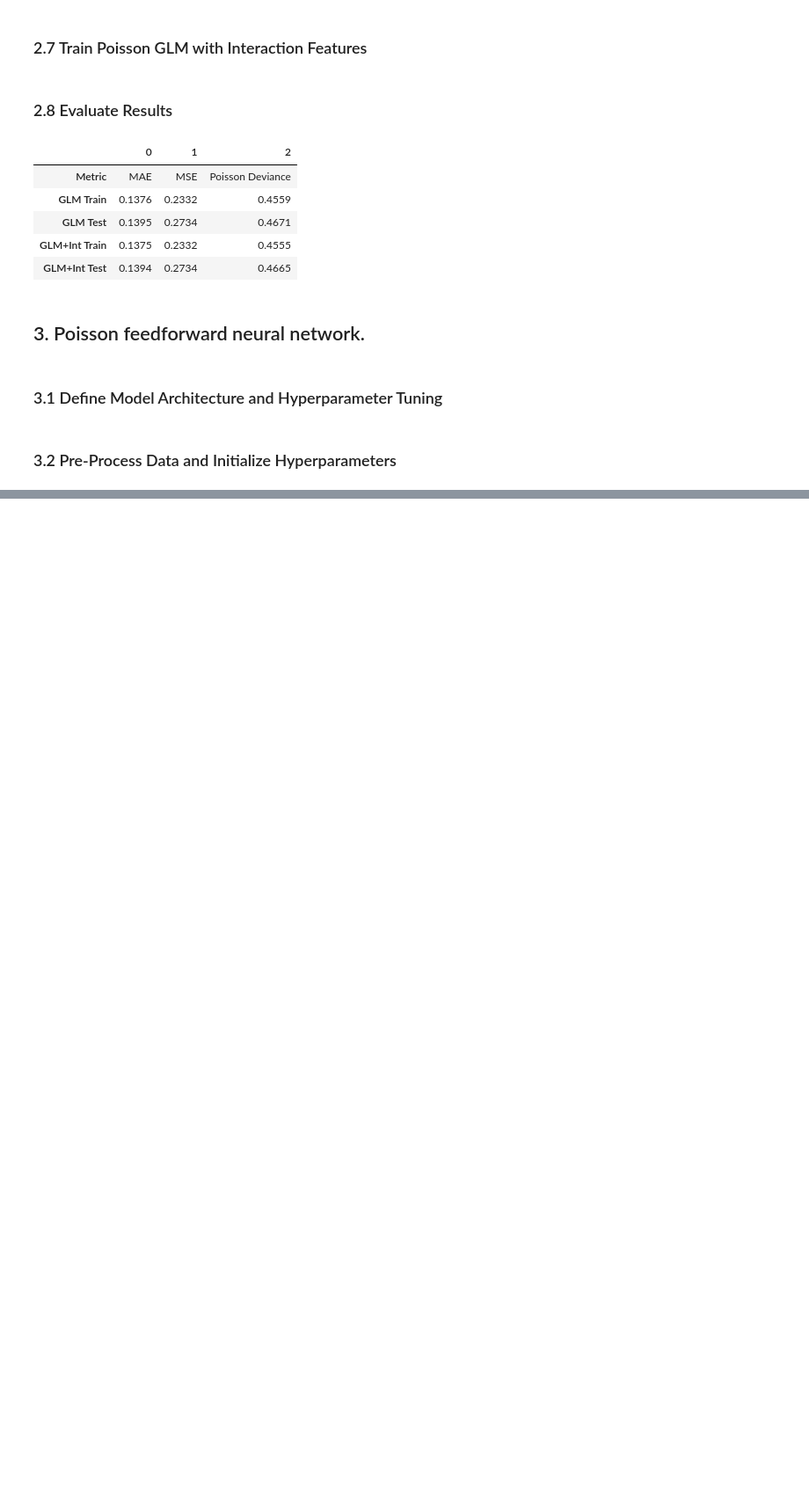
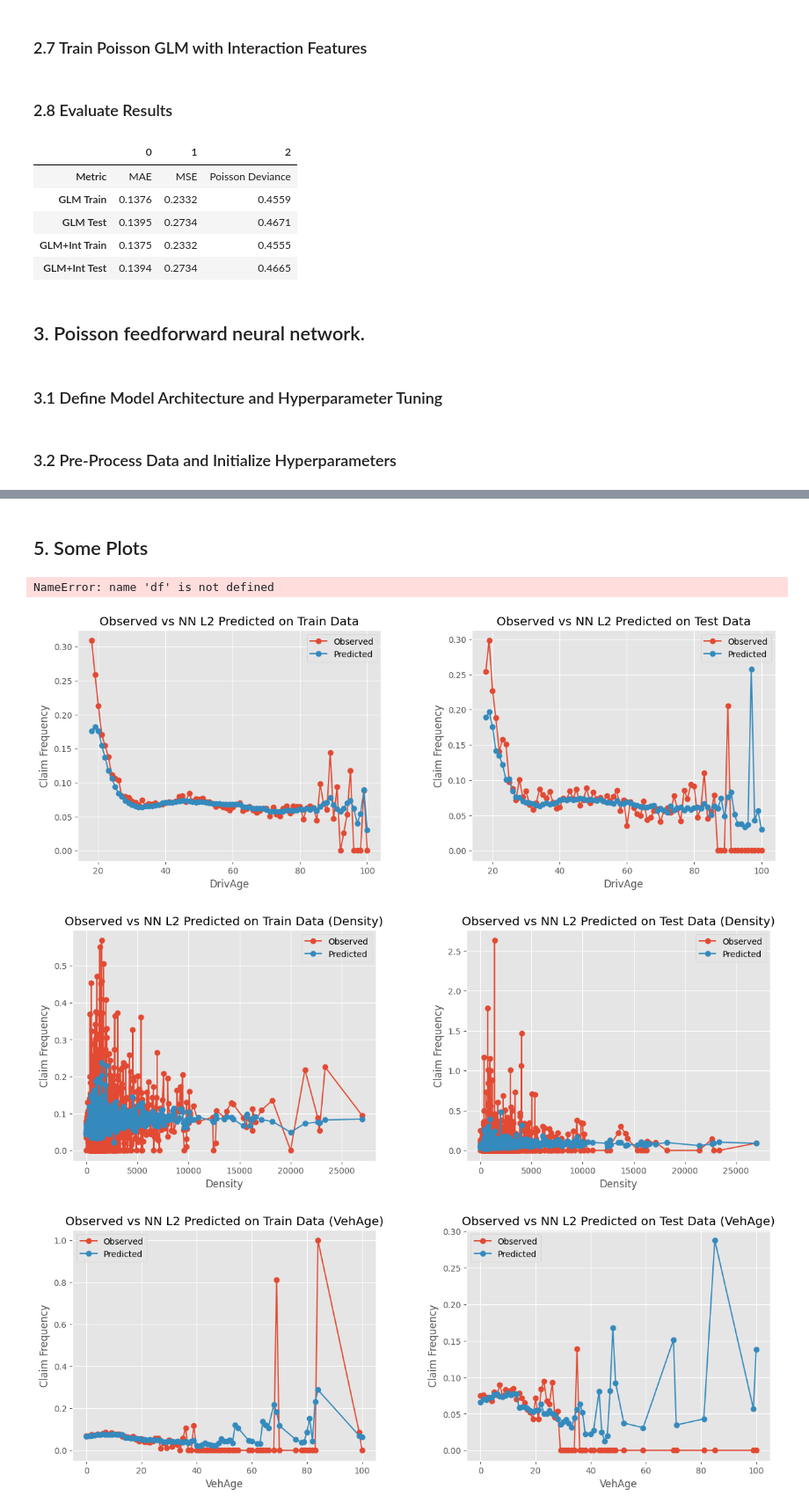
Before and after one commit to LuciaHrovatin/Insurance-Claim-Prediction, a Jupyter notebook: InsuranceClaimPrediction.ipynb, the cells around one changed output, grey strips where cells are left out. Shown at 88% size. Cells and saved outputs as stored; diff of their text form; code cells hidden in the pictures; blank space fills up the shorter version.

```diff
--- a/InsuranceClaimPrediction.ipynb
+++ b/InsuranceClaimPrediction.ipynb
@@ -1034,0 +706,44 @@ plt.show()
+# %% [markdown]
+## 5. Some Plots
+# %%
+import pandas as pd
+import numpy as np
+
+# Prepare a copy of the dataframe for plotting
+df_plot = df.copy()
+df_plot['Freq_Observed'] = df_plot['ClaimNb'] / df_plot['Exposure']
+df_plot['Freq_Predicted'] = glm.predict(X)
+
+# Get train and test indices from the split
+train_idx = X_train.index
+test_idx = X_test.index
+
+def plot_obs_pred(data, x, y_obs, y_pred, weight, y_label, title, ax, kind_weight='line'):
+    """
+    Plot observed vs predicted frequencies, weighted by exposure.
+    """
+
+    # Group by x and compute weighted means
+    grouped = data.groupby(x).apply(
+        lambda g: pd.Series({
+            'Observed': np.average(g[y_obs], weights=g[weight]),
+            'Predicted': np.average(g[y_pred], weights=g[weight]),
+            'Exposure': g[weight].sum()
+        })
+    ).reset_index()
+
+    if kind_weight == 'bar':
+        ax.bar(grouped[x], grouped['Observed'], alpha=0.6, label='Observed')
+        ax.bar(grouped[x], grouped['Predicted'], alpha=0.6, label='Predicted')
+    else:
+        ax.plot(grouped[x], grouped['Observed'], marker='o', label='Observed')
+        ax.plot(grouped[x], grouped['Predicted'], marker='o', label='Predicted')
+
+    ax.set_xlabel(x)
+    ax.set_ylabel(y_label)
+    ax.set_title(title)
+    ax.legend()
+    if grouped[x].dtype.name == 'category' or grouped[x].dtype == object:
+        ax.tick_params(axis='x', rotation=45)
+# %% [output]
+NameError: name 'df' is not defined
@@ -1034,0 +776,36 @@ plt.show()
+# %%
+# Add NN Poisson L2 predictions to df_plot
+df_plot['Freq_Predicted_NN_L2'] = np.nan
+df_plot.loc[train_idx, 'Freq_Predicted_NN_L2'] = y_pred_nn_poisson_l2_train
+df_plot.loc[test_idx, 'Freq_Predicted_NN_L2'] = y_pred_nn_poisson_l2_test
+
+# Plot DrivAge
+fig, axes = plt.subplots(ncols=2, nrows=1, figsize=(15, 5))
+fig.subplots_adjust(wspace=0.3)
+plot_obs_pred(df_plot.loc[train_idx], 'DrivAge', 'Freq_Observed', 'Freq_Predicted_NN_L2', 'Exposure',
+              y_label='Claim Frequency', title='Observed vs NN L2 Predicted on Train Data', ax=axes[0])
+plot_obs_pred(df_plot.loc[test_idx], 'DrivAge', 'Freq_Observed', 'Freq_Predicted_NN_L2', 'Exposure',
+              y_label='Claim Frequency', title='Observed vs NN L2 Predicted on Test Data', ax=axes[1])
+plt.show()
+
+# Plot Density
+fig, axes = plt.subplots(ncols=2, nrows=1, figsize=(15, 5))
+fig.subplots_adjust(wspace=0.3)
+plot_obs_pred(df_plot.loc[train_idx], 'Density', 'Freq_Observed', 'Freq_Predicted_NN_L2', 'Exposure',
+              y_label='Claim Frequency', title='Observed vs NN L2 Predicted on Train Data (Density)', ax=axes[0])
+plot_obs_pred(df_plot.loc[test_idx], 'Density', 'Freq_Observed', 'Freq_Predicted_NN_L2', 'Exposure',
+              y_label='Claim Frequency', title='Observed vs NN L2 Predicted on Test Data (Density)', ax=axes[1])
+plt.show()
+
+# Plot VehAge
+fig, axes = plt.subplots(ncols=2, nrows=1, figsize=(15, 5))
+fig.subplots_adjust(wspace=0.3)
+plot_obs_pred(df_plot.loc[train_idx], 'VehAge', 'Freq_Observed', 'Freq_Predicted_NN_L2', 'Exposure',
+              y_label='Claim Frequency', title='Observed vs NN L2 Predicted on Train Data (VehAge)', ax=axes[0])
+plot_obs_pred(df_plot.loc[test_idx], 'VehAge', 'Freq_Observed', 'Freq_Predicted_NN_L2', 'Exposure',
+              y_label='Claim Frequency', title='Observed vs NN L2 Predicted on Test Data (VehAge)', ax=axes[1])
+plt.show()
+# %% [output]
+[figure, added]
+[figure, added]
+[figure, added]
```
Also changed, not shown: parts of 37 cells of this notebook.
